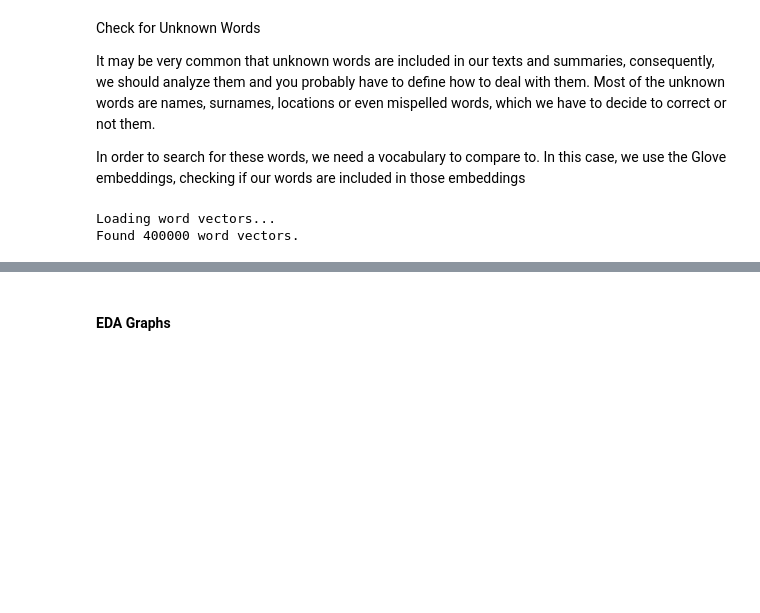
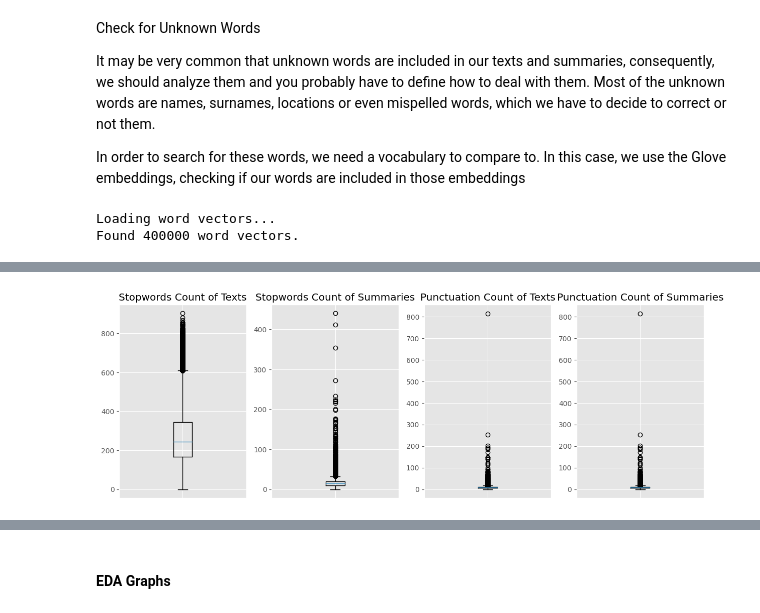
Before and after one commit to Aditya190600/SummaryGen, a Jupyter notebook: notebook/EDA.ipynb, the cells around one changed output, grey strips where cells are left out. Drawn from its saved outputs; the diff is of its cells as text; code cells hidden in the pictures; blank space fills up the shorter version.

```diff
--- a/notebook/EDA.ipynb
+++ b/notebook/EDA.ipynb
@@ -322,7 +321,7 @@ def plot_boxplots(data, plot_vars, labels, figsize):
             if plot_vars[i,j]!=None:
                 if axes.ndim>1:
                     # Set the title and grid
-                    axes[i,j].set_title(labels[plot_vars[i,j]])
+                    axes[i,j].set_title(labels[plot_vars[i,j]], fontsize = 14)
                     axes[i,j].grid(True)
                     # Set x ticks
                     axes[i,j].tick_params(
@@ -332,10 +331,11 @@ def plot_boxplots(data, plot_vars, labels, figsize):
                         top=False,         # ticks along the top edge are off
                         labelbottom=False)
                     # Plot a boxplot for the column in plot_vars
+
                     axes[i,j].boxplot(data[plot_vars[i,j]])
                 else:
                     # Set the title and grid
-                    axes[j].set_title(labels[plot_vars[i,j]])
+                    axes[j].set_title(labels[plot_vars[i,j]], fontsize = 14)
                     axes[j].grid(True)
                     # Set x ticks
                     axes[j].tick_params(
@@ -348,7 +348,7 @@ def plot_boxplots(data, plot_vars, labels, figsize):
                     axes[j].boxplot(data[plot_vars[i,j]])
 
             else:
-                axes[i,j].set_visible(False)
+                axes[i,j].set_visible(True)
 
     # Adjust the plots for a better visualization
     plt.show()
@@ -627,0 +662,7 @@ df_stat['sum_unknown_count'] = df_stat['sum_unknown_words'].apply(lambda x : len
+# %%
+# Set the columns to plot, those relatives to stopwords and punctuation
+plot_vars=np.array([['text_stopw_count', 'sum_stopw_count', 'text_punc_count','sum_punc_count']])
+# Plot the bosplot and histograms
+plot_boxplots(df_stat, plot_vars, labels_dict, figsize=(15,5))
+# %% [output]
+[figure, added]
```
Also changed, not shown: parts of 14 cells of this notebook.
